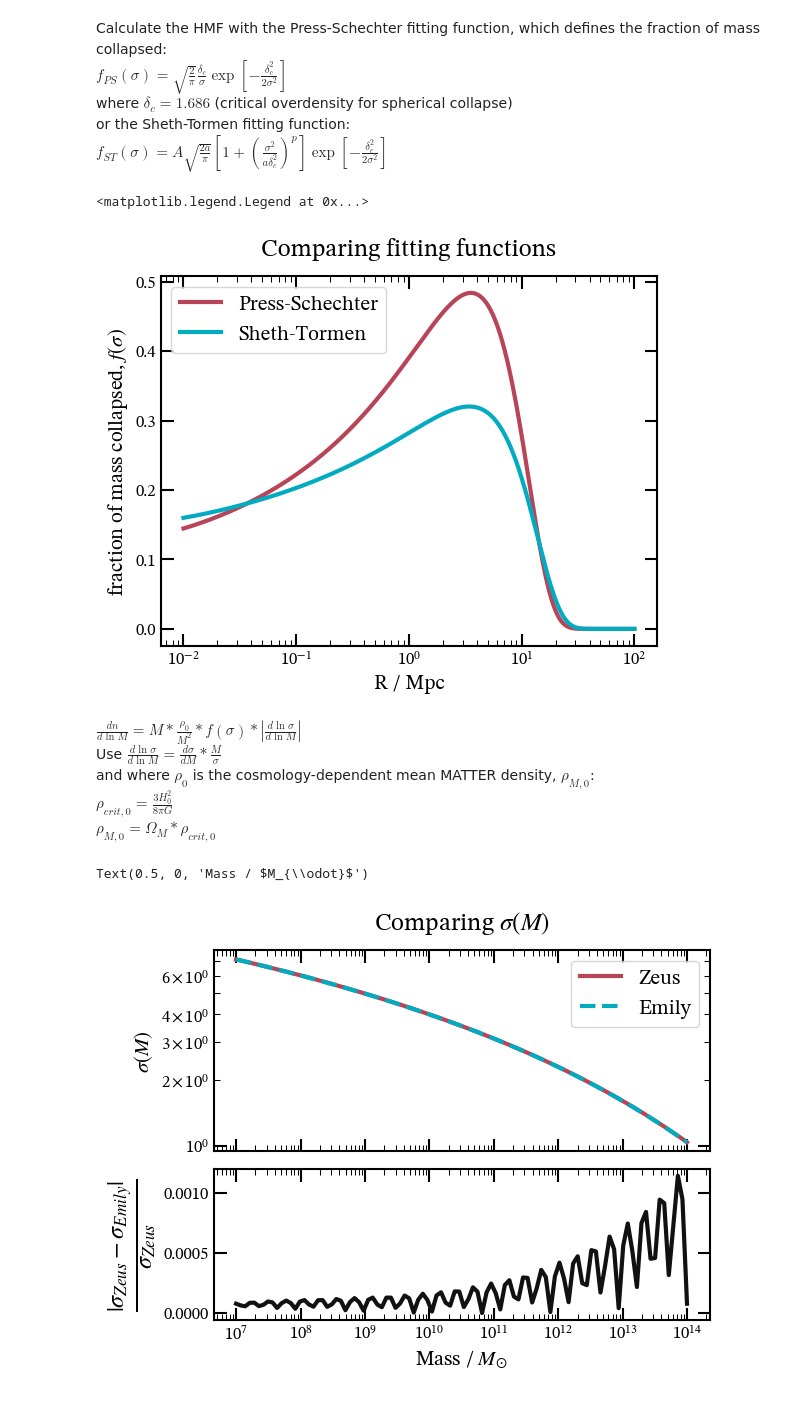
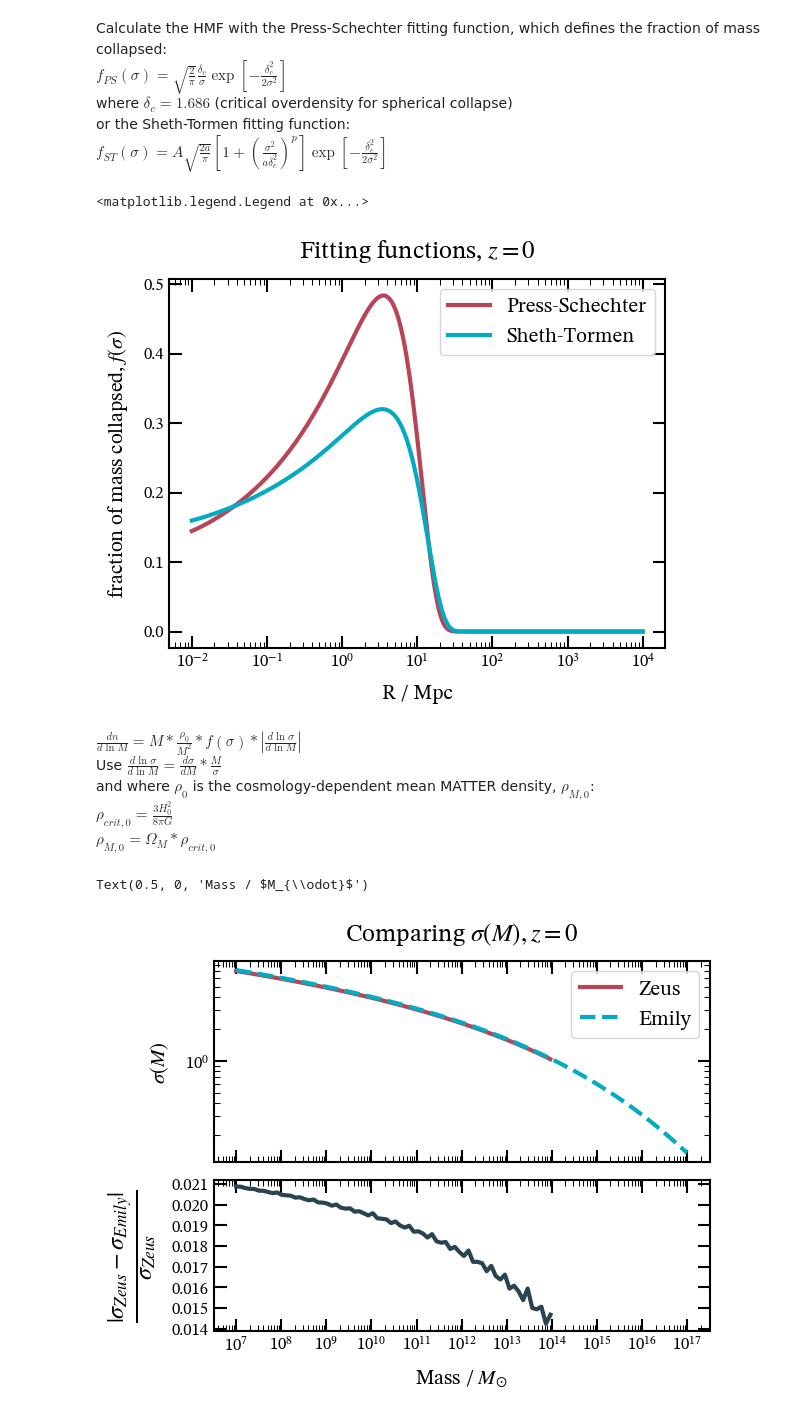
Before and after one commit to ebregou/modeling_stochasticity, a Jupyter notebook: notebooks/hmf.ipynb, the cells around one changed output. Saved outputs shown, nothing was run; the diff lists cells and outputs as text; code cells hidden in the pictures.

```diff
--- a/notebooks/hmf.ipynb
+++ b/notebooks/hmf.ipynb
@@ -80,12 +30,11 @@ cosmo = classy_cosmology(Omega_b, Omega_m, h, k_max)
 # %%
-# Get Zeus HMF class for comparison later
-HMFintclass, CosmoParams = hmf_zeus(Omega_b, Omega_m, h)
+# Get Zeus HMF class for comparison throughout
+params, HMFintclass = cosmo_calc.hmf_zeus(z=z)
 # %%
 # Plot the linear power spectrum
 
 #Specify k and z
-k = np.logspace(-4, 3, num=1000)
-z = 0
+k = np.logspace(-8, 3, num=1000)
 
 # Calculate the linear power spectrum
 Plin = np.array([cosmo.pk_lin(ki, z) for ki in k])
@@ -126,7 +75,7 @@ def calc_sigma(R, k_range, z=0):
     return np.sqrt(np.trapz([sigma_integrand(k, R=R, z=z) for k in k_range], k_range))
 # %%
 # Calculate matter variance, sigma(R) from the equation
-R_values = np.logspace(-2, 2, 1000)
+R_values = np.logspace(-2, 4, 1000)
 sigma = np.zeros_like(R_values)
 for i, R in enumerate(R_values):
     sigma[i] = calc_sigma(R, k, z) # Uses the same values of k defined for the matter power spectrum
@@ -164,8 +113,8 @@ def percent_diff_plot(x, y0, y1, labels, other_data = None):
 
     ax[0].legend()
 
-    ax[1].plot(x, percent_diff, color = '#111114')
-    ax[1].yaxis.set_major_formatter(ticker.FuncFormatter(custom_percent_formatter)) # Format percent difference with % symbols
+    ax[1].plot(x, percent_diff, color = '#294450')
+    #ax[1].yaxis.set_major_formatter(ticker.FuncFormatter(custom_percent_formatter)) # Format percent difference with % symbols
 
     ax[0].set_xscale('log')
     ax[1].set_xscale('log')
@@ -175,7 +124,7 @@ def percent_diff_plot(x, y0, y1, labels, other_data = None):
 
 def custom_percent_formatter(x, pos):
     """Format as percentage."""
-    return f"{x * 100:.2f}%"
+    return f"{x * 100:.0f}%"
 # %%
 # Plot matter variance
 fig, ax = percent_diff_plot(R_values, sigma_class, sigma, labels = ['Class', 'Emily', 'Zeus'], other_data = [sigma_zeus])
@@ -232,14 +174,14 @@ fST = calc_fST(sigma)
 fig, ax = plt.subplots()
 ax.plot(R_values, fPS, label = 'Press-Schechter')
 ax.plot(R_values, fST, label = 'Sheth-Tormen')
-ax.set_title('Comparing fitting functions')
+ax.set_title(f'Fitting functions, $z={z}$')
 ax.set_ylabel(r'fraction of mass collapsed, $f(\sigma)$')
 ax.set_xlabel('R / Mpc')
 ax.set_xscale('log')
 ax.legend()
 # %% [output]
 <matplotlib.legend.Legend at 0x...>
-[figure, old version]
+[figure, new version]
 # %% [markdown]
 $\frac{dn}{d\ln M} = M*\frac{\rho_0}{M^2}*f(\sigma)*|\frac{d\ln\sigma}{d\ln M}|$ \
 Use $\frac{d\ln\sigma}{d\ln M} = \frac{d\sigma}{dM} * \frac{M}{\sigma}$ \
@@ -301,24 +243,24 @@ def calc_sigmaM(M_vals, rho_0, Omega_m, k, z = 0):
 # %%
 # Calculate sigma(M)
 rho_0 = calc_rho_0(cosmo)
-M_vals = np.logspace(7, 14, 100)
-sigmaM = calc_sigmaM(M_vals, rho_0, Omega_m, k)
+M_vals = np.logspace(7, 17, 100)
+sigmaM = calc_sigmaM(M_vals, rho_0, Omega_m, k, z)
 
 # Calculate sigma(M) with Zeus
 sigmaM_zeus = HMFintclass.sigma_int(M_vals, z)
 
 # Plot difference
 fig, ax = percent_diff_plot(M_vals, sigmaM_zeus, sigmaM, labels = ['Zeus', 'Emily'])
-ax[0].set_title(r'Comparing $\sigma(M)$')
+ax[0].set_title(f'Comparing $\sigma(M), z={z}$')
 ax[0].set_ylabel(r'$\sigma(M)$')
 ax[1].set_yscale('linear')
 ax[1].set_ylabel(r'$\frac{|\sigma_{Zeus} - \sigma_{Emily}|}{\sigma_{Zeus}}$', fontsize = 25)
 ax[1].set_xlabel(r'Mass / $M_{\odot}$')
 
 #fig.savefig('/Users/eb35267/Desktop/research/figures/sigma_M_comparison.png', bbox_inches='tight')
 # %% [output]
 Text(0.5, 0, 'Mass / $M_{\\odot}$')
-[figure, old version]
+[figure, new version]
 # %%
 # fig, ax = plt.subplots()
 # ax.plot(M_vals, M_to_R(M_vals, rho_0, Omega_m), color = '#111114')
```
Also changed, not shown: parts of 25 cells of this notebook, 13 other files.
